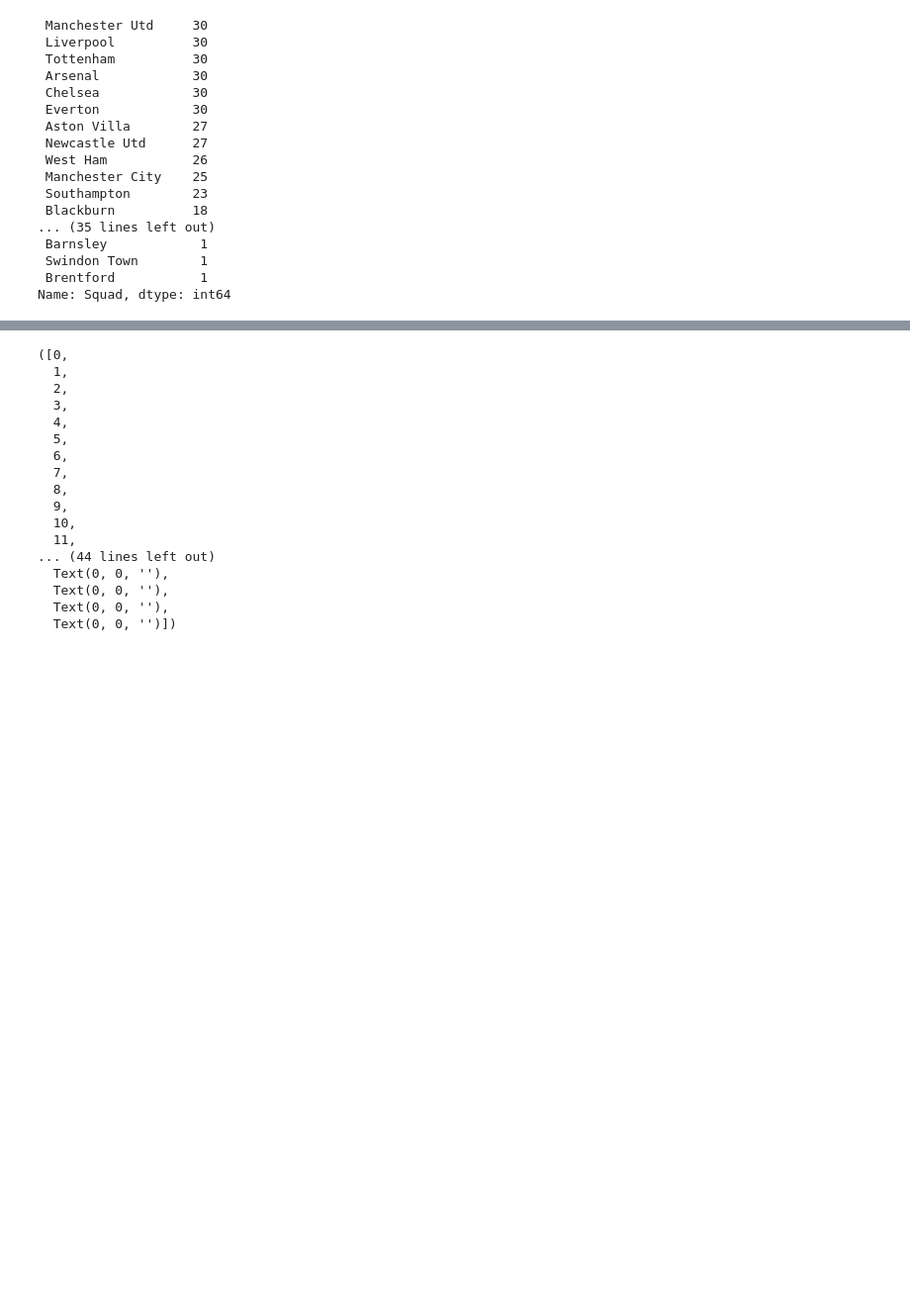
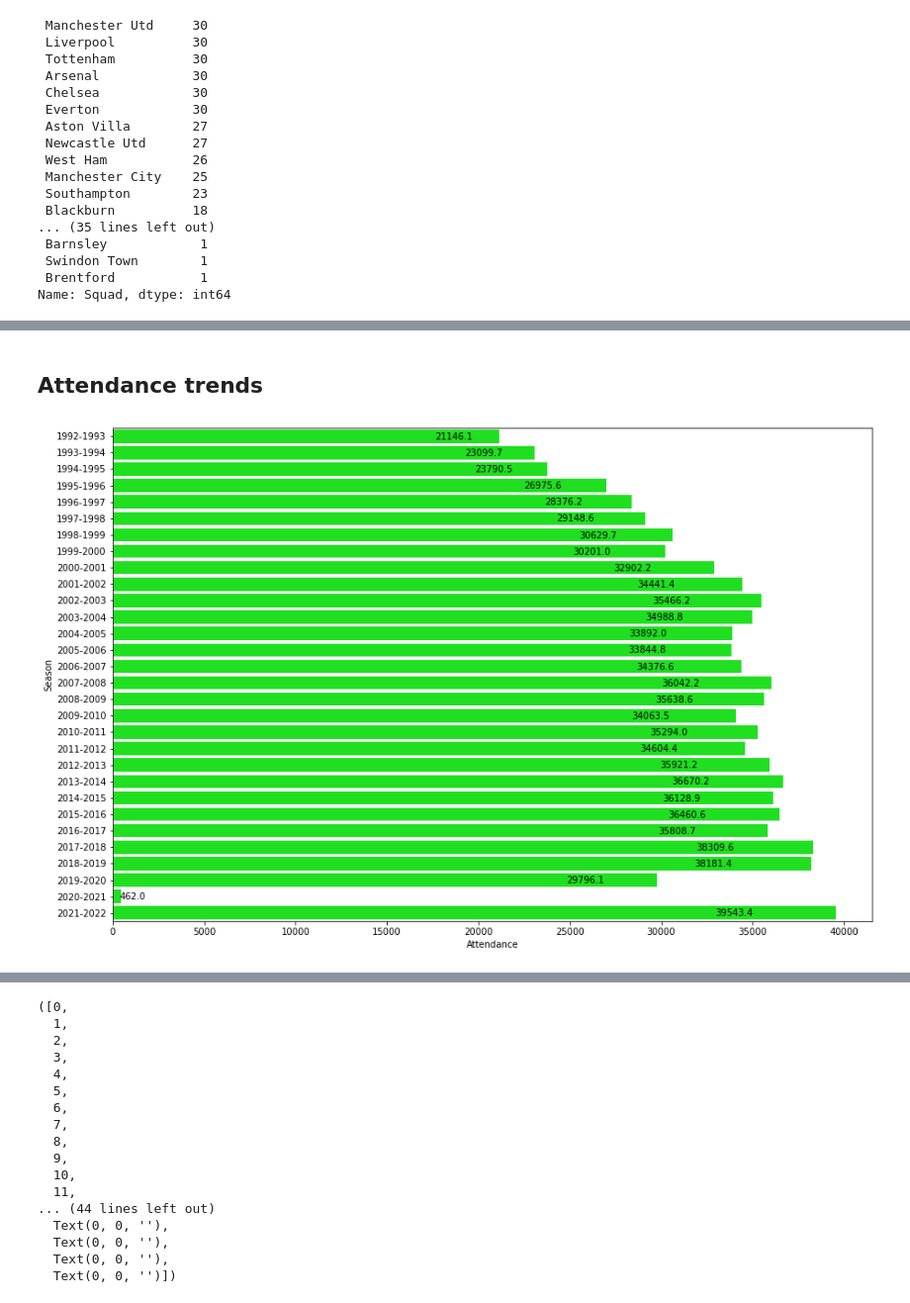
Before and after one commit to Aniket-Raikwar1/Premier_League_data_analysis, a Jupyter notebook: Analysing premier league seasons.ipynb, the cells around one changed output, grey strips where cells are left out. Shown: that part at 99% size. Saved outputs shown, nothing was run; the diff lists cells and outputs as text; code cells hidden in the pictures; blank space fills up the shorter version.

```diff
--- a/Analysing premier league seasons.ipynb
+++ b/Analysing premier league seasons.ipynb
@@ -385,0 +381,13 @@ pd.DataFrame(All_season.groupby(by="Season")['GF'].mean()).reset_index()
+# %% [markdown]
+## Attendance trends
+# %%
+Attendance_trends = pd.DataFrame(All_season.groupby(by="Season")['Attendance'].mean().round(1)).reset_index()
+# %%
+plt.figure(figsize=(15,10))
+dia = sns.barplot(data=Attendance_trends,x="Attendance",y='Season',color='lime')
+next_ = 0
+for i in Attendance_trends['Attendance']:
+    dia.text(x=i/1.2,y=.2 + next_,s=str(i),color="black",fontsize=10)
+    next_ = next_ + 1
+# %% [output]
+[figure, added]
```
Also changed, not shown: parts of 82 cells of this notebook.
